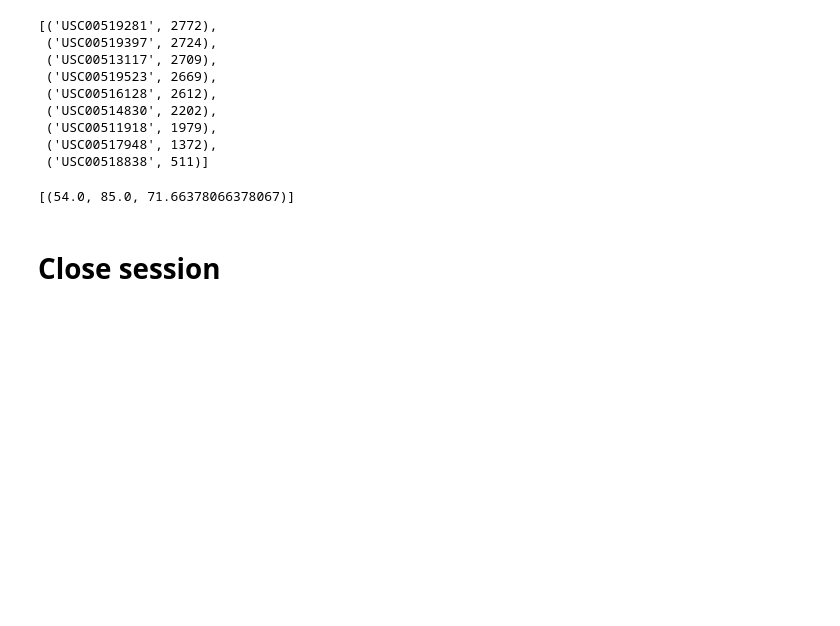
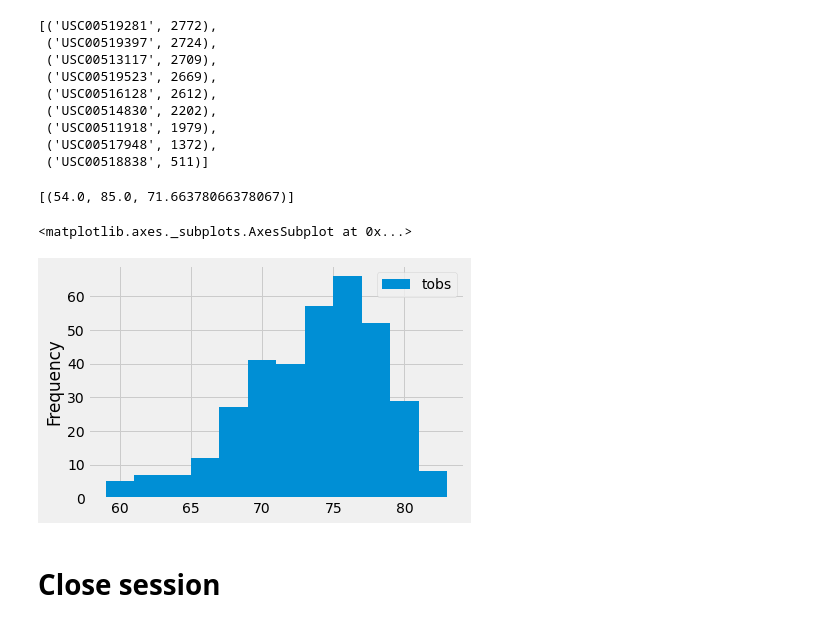
Before and after one commit to geraldwattsthethird/sqlalchemy-challenge, a Jupyter notebook: climate.ipynb, the cells around one changed output. Cells and saved outputs as stored; diff of their text form; code cells hidden in the pictures; blank space fills up the shorter version.

```diff
--- a/climate.ipynb
+++ b/climate.ipynb
@@ -137,7 +137,19 @@ session.query(func.min(Measurement.tobs),
 # %%
 # Using the most active station id
 # Query the last 12 months of temperature observation data for this station and plot the results as a histogram
-station_high_obvs = station_activity
+station_high_obvs = station_number
+
+results = session.query(Measurement.date, Measurement.tobs).\
+                    filter(Measurement.date >= "2016-08-24").\
+                    filter(Measurement.date <= "2017-08-23").\
+                    filter(Measurement.station == station_high_obvs).all()
+
+results_df = pd.DataFrame(results)
+
+results_df.plot.hist(bins=12)
+# %% [output]
+<matplotlib.axes._subplots.AxesSubplot at 0x...>
+[figure, added]
 # %% [markdown]
 # Close session
 # %%
```
Also changed, not shown: parts of 1 cell of this notebook, 1 other file.
